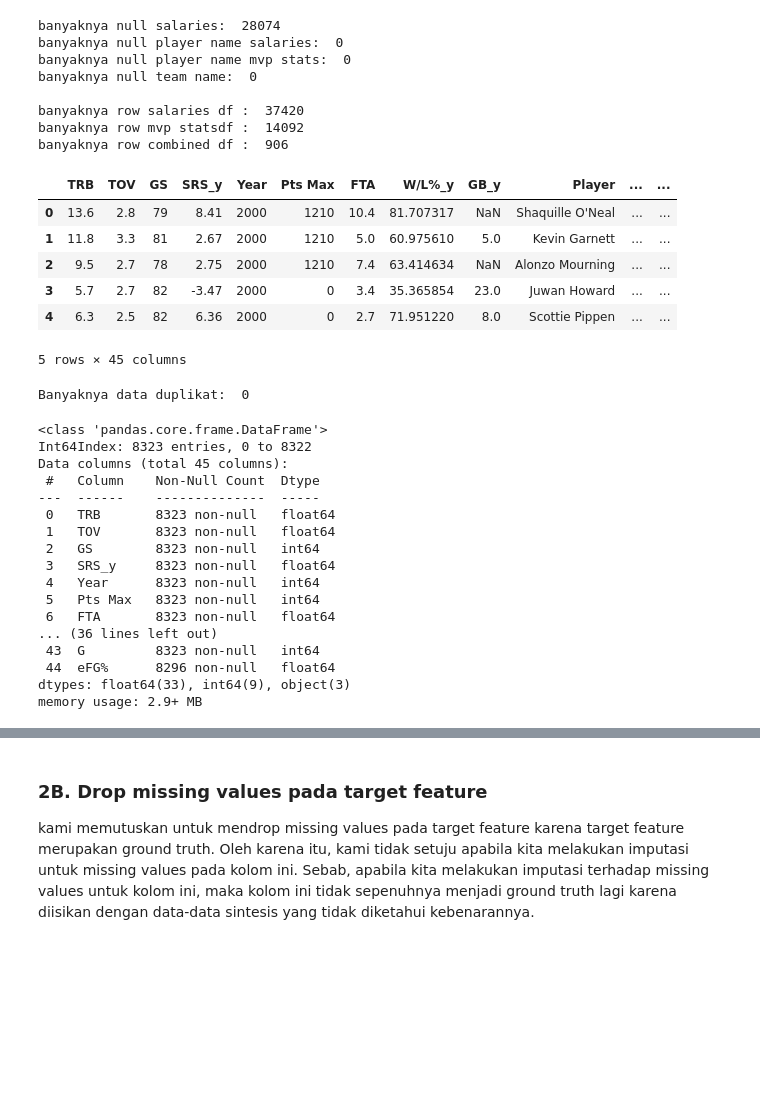
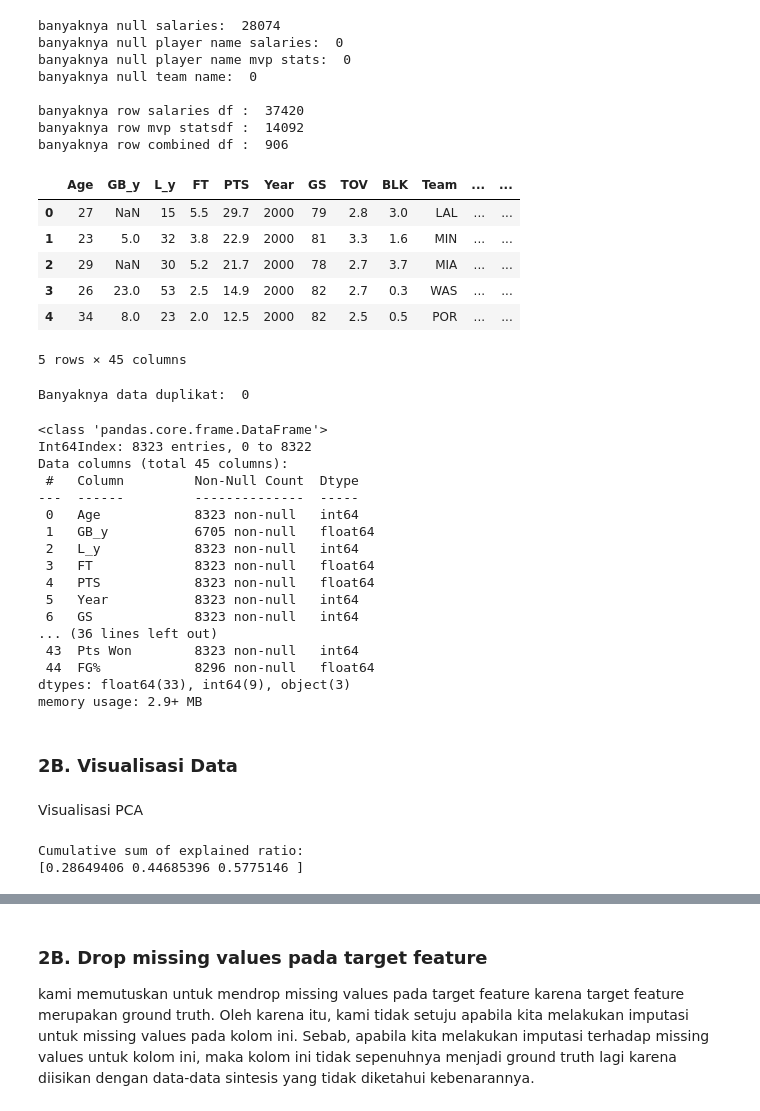
Before and after one commit to akmalgomal3/nba-kasddead, a Jupyter notebook: 2b.ipynb, the cells around one changed output, grey strips where cells are left out. Cells and saved outputs as stored; diff of their text form; code cells hidden in the pictures; blank space fills up the shorter version.

Commit message:
2b: add visualisasi dan nyoba PCA

```diff
--- a/2b.ipynb
+++ b/2b.ipynb
@@ -30,6 +32,9 @@ nicknames_df = pd.read_csv("datasets/nicknames.csv", ';')
 salaries_2b = pd.read_csv("datasets/salaries.csv")
 teams_2b = pd.read_csv("datasets/teams.csv", ';')
 us_inflation_2b = pd.read_csv("datasets/US CPI.csv")
+# %%
+# rename kolom supaya namanya tidak misleading
+salaries_2b.rename({"Rank": "Salaries_Rank"}, axis=1, inplace=True)
 # %% [markdown]
 ### 2B. Preprocess dan merge beberapa dataset menjadi satu
 # %%
@@ -230,20 +235,20 @@ banyaknya row salaries df :  37420
 banyaknya row mvp statsdf :  14092
 banyaknya row combined df :  906
 # %%
-salaries_2b = salaries_2b[["Name", "Year", "Salaries", "Rank"]]
+salaries_2b = salaries_2b.drop("Unnamed: 0", axis=1)
 
 combined_df = mvp_stats_2b.merge(combined_df, left_on=["Team", "Year"], right_on=["Team", "Year"])
 combined_df = salaries_2b.merge(combined_df, left_on=["Name", "Year"], right_on=["Player", "Year"])
 combined_df = cleaning_anyDf_removeDuplicatedColumns(combined_df)
 
 combined_df.head(5)
 # %% [output]
-|  | TRB | TOV | GS | SRS_y | Year | Pts Max | FTA | W/L%_y | GB_y | Player | ... | ... |
-| 0 | 13.6 | 2.8 | 79 | 8.41 | 2000 | 1210 | 10.4 | 81.707317 | NaN | Shaquille O'Neal | ... | ... |
-| 1 | 11.8 | 3.3 | 81 | 2.67 | 2000 | 1210 | 5.0 | 60.975610 | 5.0 | Kevin Garnett | ... | ... |
-| 2 | 9.5 | 2.7 | 78 | 2.75 | 2000 | 1210 | 7.4 | 63.414634 | NaN | Alonzo Mourning | ... | ... |
-| 3 | 5.7 | 2.7 | 82 | -3.47 | 2000 | 0 | 3.4 | 35.365854 | 23.0 | Juwan Howard | ... | ... |
-| 4 | 6.3 | 2.5 | 82 | 6.36 | 2000 | 0 | 2.7 | 71.951220 | 8.0 | Scottie Pippen | ... | ... |
+|  | Age | GB_y | L_y | FT | PTS | Year | GS | TOV | BLK | Team | ... | ... |
+| 0 | 27 | NaN | 15 | 5.5 | 29.7 | 2000 | 79 | 2.8 | 3.0 | LAL | ... | ... |
+| 1 | 23 | 5.0 | 32 | 3.8 | 22.9 | 2000 | 81 | 3.3 | 1.6 | MIN | ... | ... |
+| 2 | 29 | NaN | 30 | 5.2 | 21.7 | 2000 | 78 | 2.7 | 3.7 | MIA | ... | ... |
+| 3 | 26 | 23.0 | 53 | 2.5 | 14.9 | 2000 | 82 | 2.7 | 0.3 | WAS | ... | ... |
+| 4 | 34 | 8.0 | 23 | 2.0 | 12.5 | 2000 | 82 | 2.5 | 0.5 | POR | ... | ... |
 5 rows × 45 columns
 # %%
 print("Banyaknya data duplikat: ", combined_df.duplicated().sum())
@@ -255,17 +260,38 @@ combined_df.info()
 <class 'pandas.core.frame.DataFrame'>
 Int64Index: 8323 entries, 0 to 8322
 Data columns (total 45 columns):
- #   Column    Non-Null Count  Dtype
----  ------    --------------  -----
- 0   TRB       8323 non-null   float64
- 1   TOV       8323 non-null   float64
- 2   GS        8323 non-null   int64
- 3   SRS_y     8323 non-null   float64
- 4   Year      8323 non-null   int64
- 5   Pts Max   8323 non-null   int64
- 6   FTA       8323 non-null   float64
+ #   Column         Non-Null Count  Dtype
+---  ------         --------------  -----
+ 0   Age            8323 non-null   int64
+ 1   GB_y           6705 non-null   float64
+ 2   L_y            8323 non-null   int64
+ 3   FT             8323 non-null   float64
+ 4   PTS            8323 non-null   float64
+ 5   Year           8323 non-null   int64
+ 6   GS             8323 non-null   int64
 ... (36 lines left out)
- 43  G         8323 non-null   int64
- 44  eFG%      8296 non-null   float64
+ 43  Pts Won        8323 non-null   int64
+ 44  FG%            8296 non-null   float64
 dtypes: float64(33), int64(9), object(3)
 memory usage: 2.9+ MB
+# %% [markdown]
+### 2B. Visualisasi Data
+# %% [markdown]
+Visualisasi PCA
+# %%
+pca = PCA(n_components=3)
+
+scaler = MinMaxScaler()
+temp_df = combined_df.drop(["Team", "Player", "Pos"], axis=1).dropna()
+temp_df = pd.DataFrame(
+    scaler.fit_transform(temp_df),
+    columns=temp_df.columns
+)
+transformed_pca = pca.fit_transform(X=temp_df)
+transformed_pca = pd.DataFrame(transformed_pca)
+
+print("Cumulative sum of explained ratio: ")
+print(np.cumsum(pca.explained_variance_ratio_))
+# %% [output]
+Cumulative sum of explained ratio:
+[0.28649406 0.44685396 0.5775146 ]
```
Also changed, not shown: parts of 20 cells of this notebook, 1 other file.
